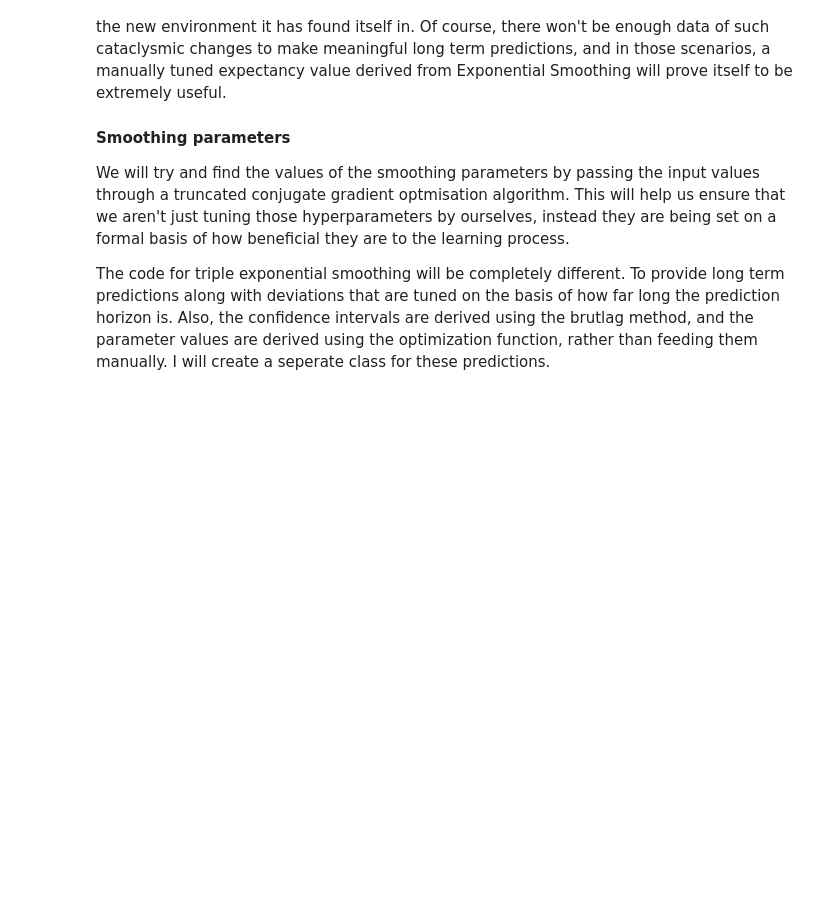
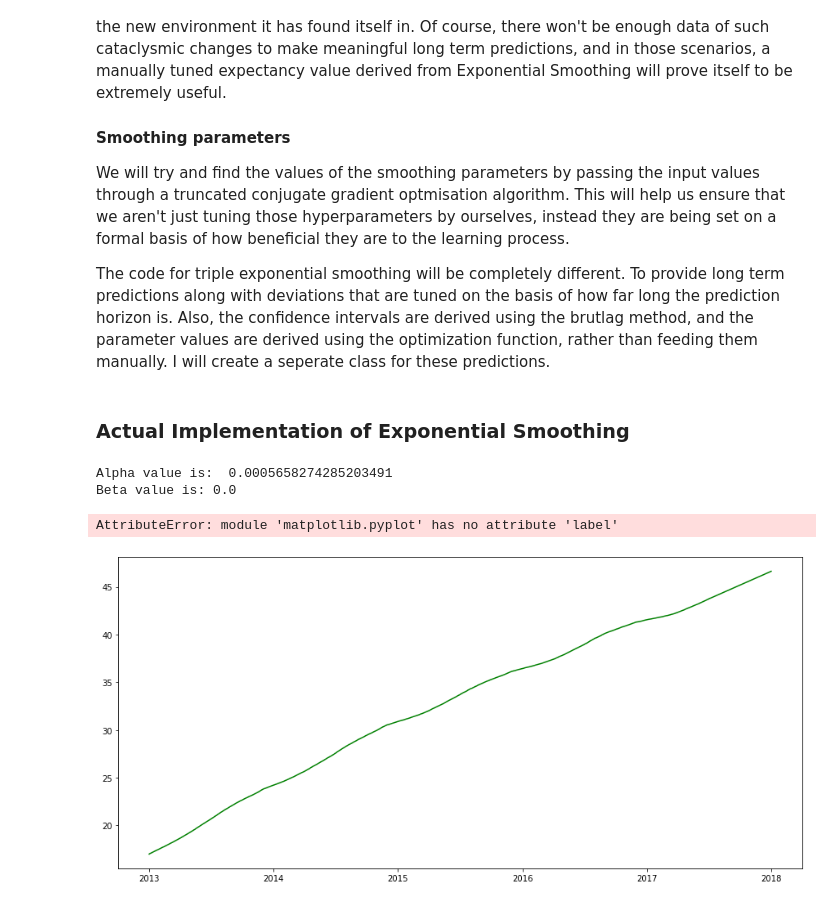
Before and after one commit to Shivanshu17/Item_Demand_Forecasting, a Jupyter notebook: demand_forecasting.ipynb, the cells around one changed output. Drawn from its saved outputs; the diff is of its cells as text; code cells hidden in the pictures; blank space fills up the shorter version.

Commit message:
Completed the Exponential Smoothing part

```diff
--- a/demand_forecasting.ipynb
+++ b/demand_forecasting.ipynb
@@ -557,0 +736,20 @@ class Triple_ES:
+# %%
+def des_forecast(train_data, test_data):
+    #Initializing model parameters, alpha and beta
+    x_des = [0,0]
+
+    # Minimizing the loss function. Still have to figure out a way to use MAPE loss function in this metric as well
+    opt_des = minimize(desCVscore, x0 = x_des, args = (train_data, smape), method = "TNC", bounds = ((0,1), (0,1)))
+
+    # Finding optimal parameter values
+    alpha, beta = opt_des.x
+    print("Alpha value is: ", alpha)
+    print("Beta value is:", beta)
+
+    # Now we train the model with these values of alpha and beta
+    model_des = Double_ES(train_data, alpha, beta, n_preds = 180, scaling_factor = 2)
+    model_des.double_exponential_smoothing()
+    model_des.plot_Double_ES(test_data, plot_intervals = True, plot_anomalies = True)
+    anomalies_des = model_des.anomalies
+    result_des = model_des.result
+    return result_des, anomalies_des
@@ -558,4 +777,42 @@ class Triple_ES:
+# %% [markdown]
+### Actual Implementation of Exponential Smoothing
 # %%
-# This cell will include the main wrapper part of the code, which will first call the optimization function to derive the parameter values, and then will create objects for each of the
+# This cell will include the main wrapper part of the code, which will first call the data creation function followed by a call to the optimization function to derive the parameter values, and then will create objects for each of the
 # three types of ES models, and produce the results, then use those objects to call the plot function of TES and normally call the plot function for SES, DES. Here, I will also write
 # the code for identifying the anomalies by calling the necessary functions.
+
+store_chain_train = pd.read_csv('/kaggle/input/demand-forecasting-kernels-only/train.csv')
+storewise_train = store_chain_train.set_index(['store', 'item', 'date'])
+
+#The following part can be put into a loop for all stores and all items. I won't be doing it for now
+store_id = 10     #Random store id
+item_id = 40      # Random item id
+series_data = create_data(storewise_train, store_id, item_id)
+train_data = series_data.iloc[:-180]
+test_data = series_data.iloc[-180:]
+
+# The following code is for Double Exponential Smoothing. The function defintion des_forecast is to house the following code
+results_des, anomalies_des = des_forecast(train_data, test_data)
+# The code for plotting results, along with the test_data is to be written in the following lines of this cell. The metric to be used will be MAPE, and pred_start will be set at -180.
+# Note, the anomalies, marked in plot_results function can be different from the ones marked in the object plot function, because the metric and formulae used for
+# confidence interval are different
+plot_results(results_des, series_data, plot_intervals = True, scale = 2, plot_anomalies = True, metric = 4, pred_start = -180)
+
+'''
+# The following code is for Triple Exponential Smoothing.
+results_tes, anomalies_tes = tes_forecast(train_data, test_data)
+# The plot of the results looks like:
+plot_results(results_tes, series_data, plot_intervals = True, scale = 2, plot_anomalies = True, metric = 4, pred_start = -180)
+
+
+
+
+
+
+data = ads.Ads[:-20] # leave some data for testing
+'''
+# %% [output]
+Alpha value is:  0.0005658274285203491
+Beta value is: 0.0
+AttributeError: module 'matplotlib.pyplot' has no attribute 'label'
+[figure, added]
```
Also changed, not shown: parts of 18 cells of this notebook.
